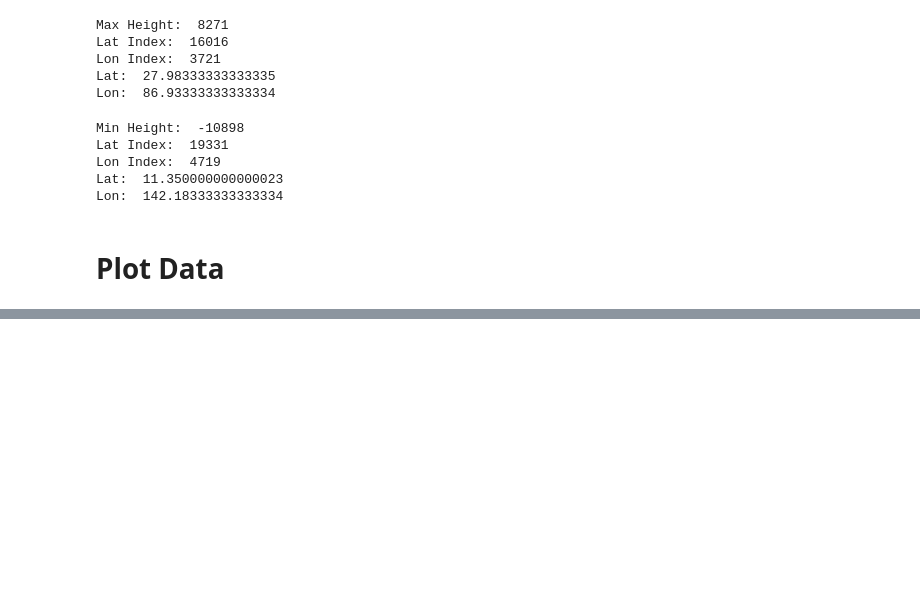
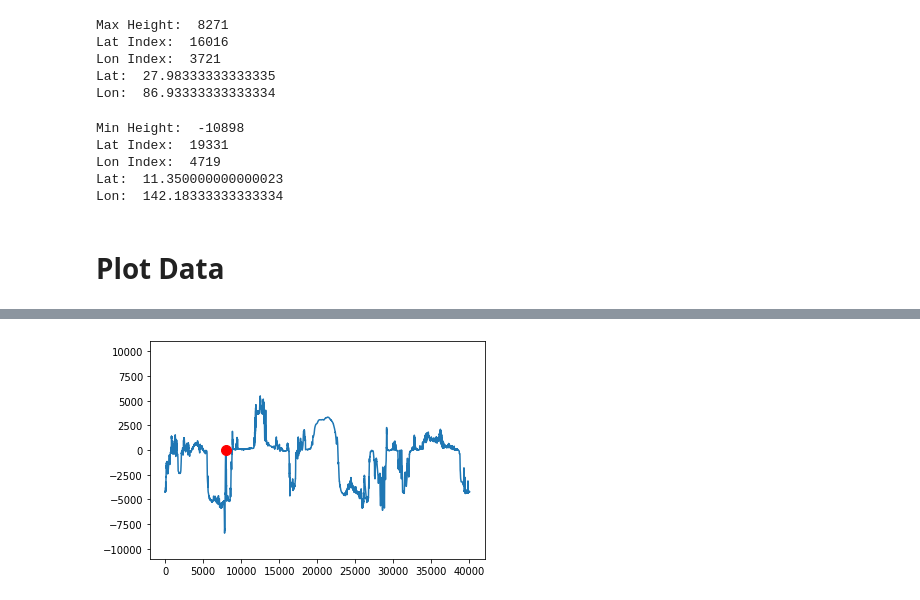
Before and after one commit to narroviz/data-around-the-world, a Jupyter notebook: elevation_exploration.ipynb, the cells around one changed output, grey strips where cells are left out. Cells and saved outputs as stored; diff of their text form; code cells hidden in the pictures; blank space fills up the shorter version.

```diff
--- a/elevation_exploration.ipynb
+++ b/elevation_exploration.ipynb
@@ -107,0 +135,7 @@ plot_elevation_path(lat, lon, raster, raster_height)
+# %%
+# Mayagüez
+lat = 18.204498
+lon = -67.126673
+d, l, h, i = plot_elevation_path(lat, lon, raster, raster_height)
+# %% [output]
+[figure, added]
```
Also changed, not shown: parts of 9 cells of this notebook, 1 other file.
